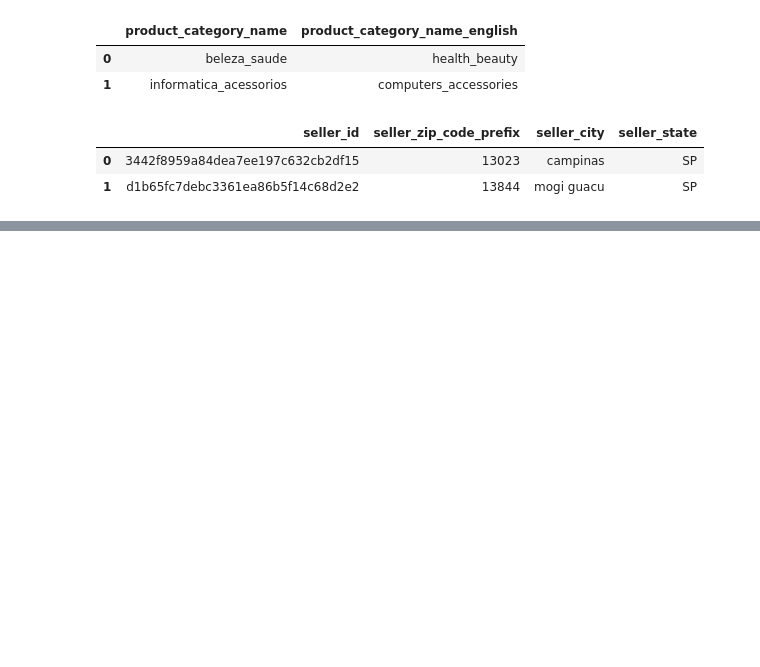
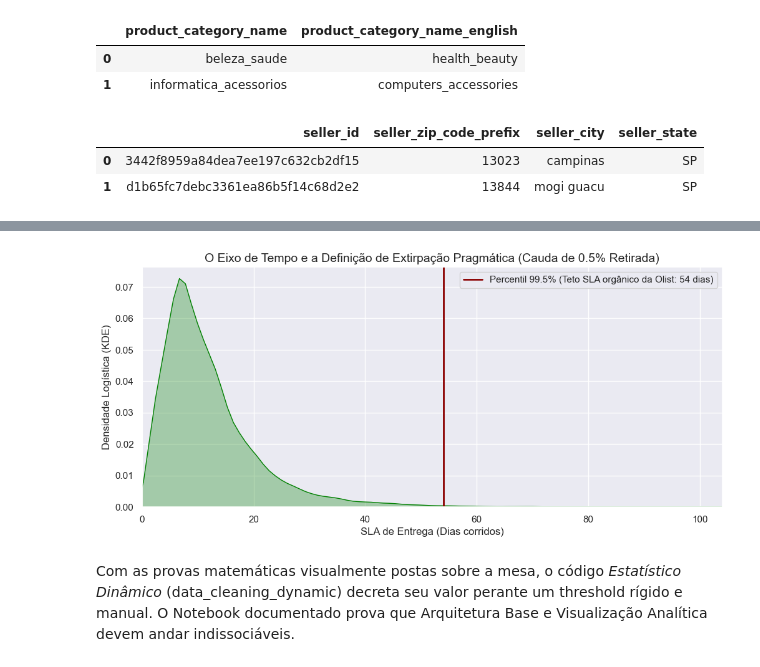
Before and after one commit to NikolasTesch/DesafioRadar, a Jupyter notebook: notebooks/fabily_notes/clean_note_1.ipynb, the cells around one changed output, grey strips where cells are left out. Cells and saved outputs as stored; diff of their text form; code cells hidden in the pictures; blank space fills up the shorter version.

```diff
--- a/notebooks/fabily_notes/clean_note_1.ipynb
+++ b/notebooks/fabily_notes/clean_note_1.ipynb
@@ -121,0 +162,26 @@ Para contornar a anomalia Paretiana, utilizamos duas medidas matemáticas blinda
+# %%
+# Isolando as datas para plot visual do SLA
+orders_plot = orders[orders['order_status'] == 'delivered'].copy()
+orders_plot['order_purchase_timestamp'] = pd.to_datetime(orders_plot['order_purchase_timestamp'])
+orders_plot['order_delivered_customer_date'] = pd.to_datetime(orders_plot['order_delivered_customer_date'])
+
+orders_plot['sla_dias'] = (orders_plot['order_delivered_customer_date'] - orders_plot['order_purchase_timestamp']).dt.days
+
+orders_plot = orders_plot[orders_plot['sla_dias'] > 0]
+p995 = orders_plot['sla_dias'].quantile(0.995)
+
+plt.figure(figsize=(12, 5))
+# Density Curve em vez de bins para visualização organica
+sns.kdeplot(orders_plot['sla_dias'], color='green', fill=True, alpha=0.3)
+
+plt.axvline(p995, color='darkred', linestyle='-', linewidth=2, label=f"Percentil 99.5% (Teto SLA orgânico da Olist: {p995:.0f} dias)")
+plt.title("O Eixo de Tempo e a Definição de Extirpação Pragmática (Cauda de 0.5% Retirada)", fontsize=14)
+plt.xlim(0, p995 + 50)
+plt.xlabel("SLA de Entrega (Dias corridos)")
+plt.ylabel("Densidade Logística (KDE)")
+plt.legend()
+plt.show()
+# %% [output]
+[figure, added]
+# %% [markdown]
+Com as provas matemáticas visualmente postas sobre a mesa, o código *Estatístico Dinâmico* (data_cleaning_dynamic) decreta seu valor perante um threshold rígido e manual. O Notebook documentado prova que Arquitetura Base e Visualização Analítica devem andar indissociáveis.
```
Also changed, not shown: parts of 10 cells of this notebook, 2 other files.
